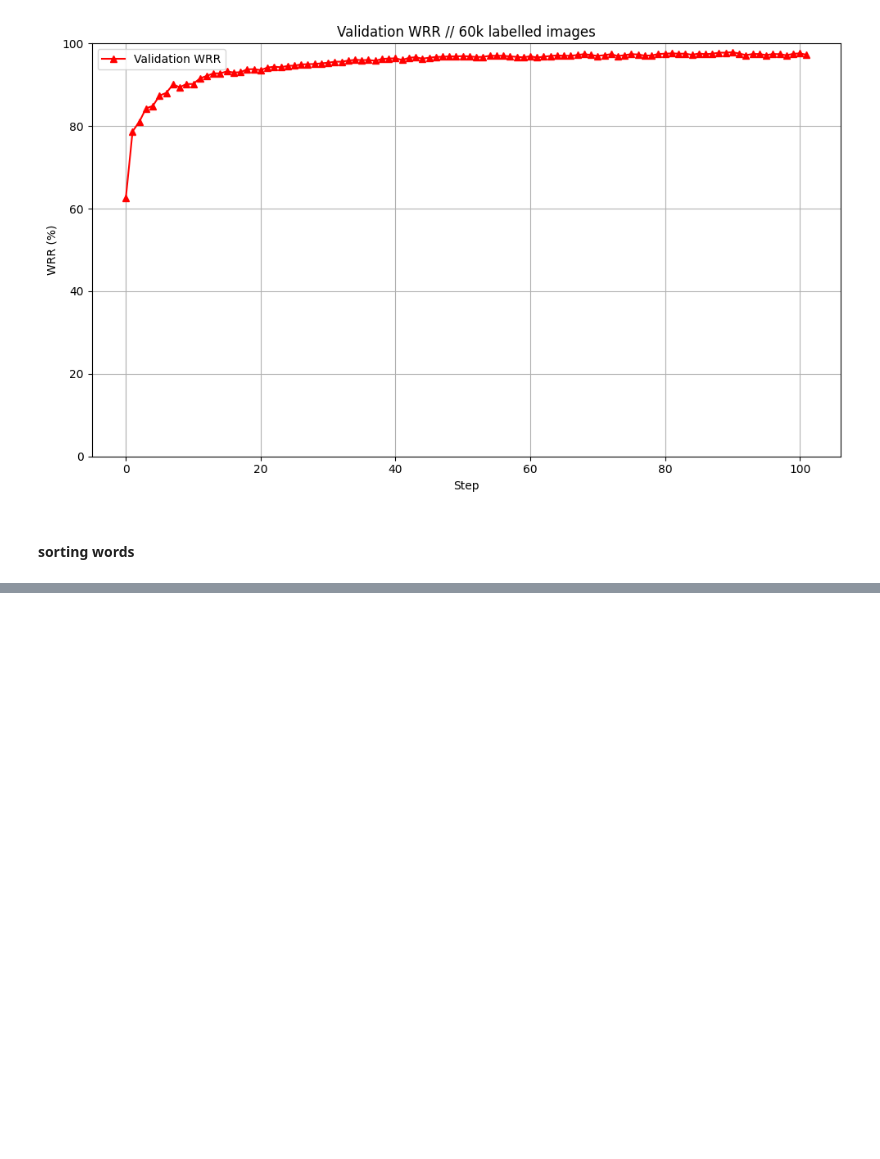
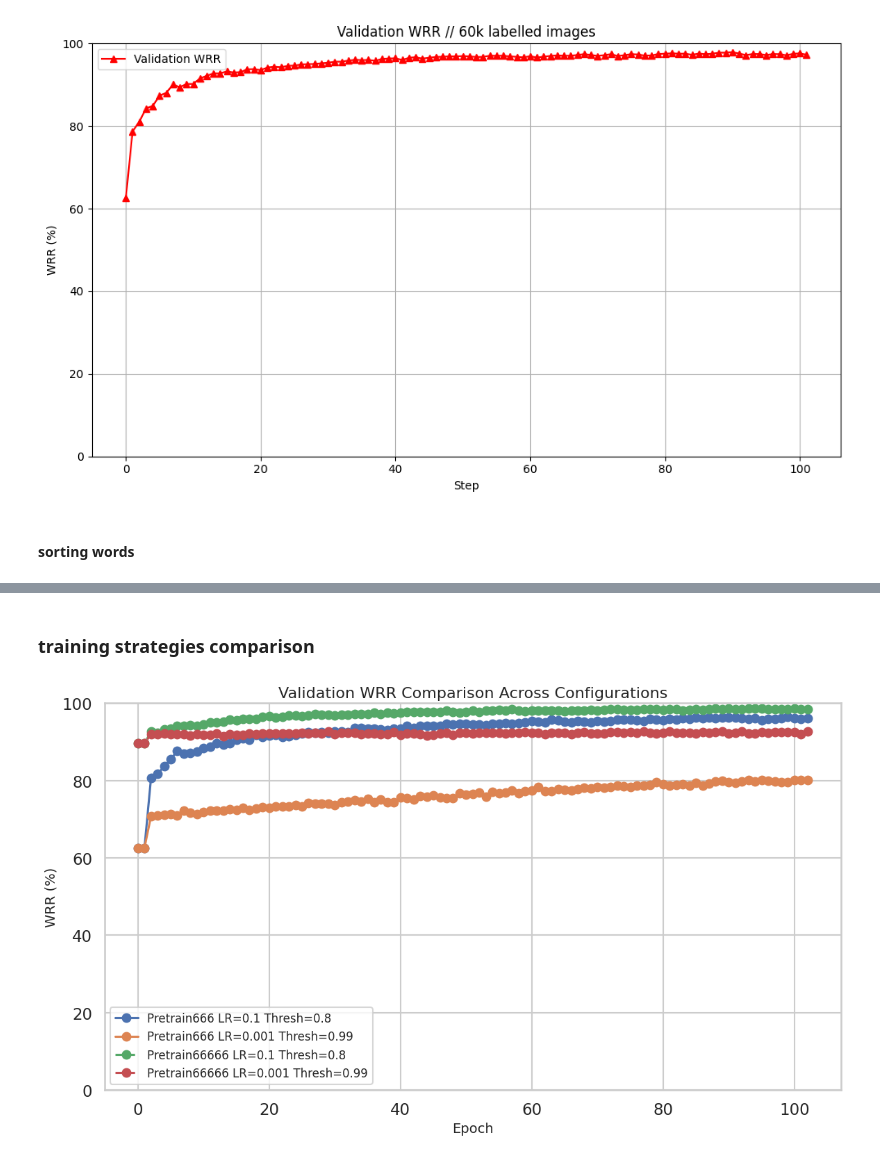
Before and after one commit to MlLearnerAkash/Adaptive-ocr, a Jupyter notebook: V10_English_Model_Code_Script_charlist/notebooks/visualization.ipynb, the cells around one changed output, grey strips where cells are left out. Cells and saved outputs as stored; diff of their text form; code cells hidden in the pictures; blank space fills up the shorter version.

Commit message:
modified config anf visualization

```diff
--- a/V10_English_Model_Code_Script_charlist/notebooks/visualization.ipynb
+++ b/V10_English_Model_Code_Script_charlist/notebooks/visualization.ipynb
@@ -313,0 +420,2 @@ if __name__ == '__main__':
+# %% [markdown]
+### training strategies comparison
@@ -313,0 +442,69 @@ if __name__ == '__main__':
+# %%
+df_pretrain666_lr01_thresh08["Step"] = df_pretrain666_lr01_thresh08["Step"] + 1
+initial_row = pd.DataFrame({"Step": [0], "Value": [62.6]})
+df_pretrain666_lr01_thresh08 = pd.concat([initial_row, df_pretrain666_lr01_thresh08], ignore_index=True)
+
+
+df_pretrain666_lr0001_thresh09["Step"] = df_pretrain666_lr0001_thresh09["Step"] + 1
+initial_row = pd.DataFrame({"Step": [0], "Value": [62.6]})
+df_pretrain666_lr0001_thresh09 = pd.concat([initial_row, df_pretrain666_lr0001_thresh09], ignore_index=True)
+
+
+df_pretrain66666_lr01_thresh08["Step"] = df_pretrain66666_lr01_thresh08["Step"] + 1
+initial_row = pd.DataFrame({"Step": [0], "Value": [89.6]})
+df_pretrain66666_lr01_thresh08 = pd.concat([initial_row, df_pretrain66666_lr01_thresh08], ignore_index=True)
+
+df_pretrain66666_lr0001_thresh09["Step"] = df_pretrain66666_lr0001_thresh09["Step"] + 1
+initial_row = pd.DataFrame({"Step": [0], "Value": [89.6]})
+df_pretrain66666_lr0001_thresh09 = pd.concat([initial_row, df_pretrain66666_lr0001_thresh09], ignore_index=True)
+# %%
+import pandas as pd
+import matplotlib.pyplot as plt
+import seaborn as sns
+
+# Seaborn style
+sns.set(style="whitegrid", context="talk")
+
+# Adjust Steps and concatenate initial WRR rows
+def preprocess_df(df, initial_wrr):
+    df = df.copy()
+    df["Step"] += 1
+    initial_row = pd.DataFrame({"Step": [0], "Value": [initial_wrr]})
+    return pd.concat([initial_row, df], ignore_index=True)
+
+# Preprocess each dataframe
+df_pretrain666_lr01_thresh08 = preprocess_df(df_pretrain666_lr01_thresh08, 62.6)
+df_pretrain666_lr0001_thresh09 = preprocess_df(df_pretrain666_lr0001_thresh09, 62.6)
+df_pretrain66666_lr01_thresh08 = preprocess_df(df_pretrain66666_lr01_thresh08, 89.6)
+df_pretrain66666_lr0001_thresh09 = preprocess_df(df_pretrain66666_lr0001_thresh09, 89.6)
+
+# Plotting
+plt.figure(figsize=(12, 7))
+
+# Plot each line with unique color/marker
+plt.plot(df_pretrain666_lr01_thresh08["Step"], df_pretrain666_lr01_thresh08["Value"],
+         label="Pretrain666 LR=0.1 Thresh=0.8", marker='o', linestyle='-')
+
+plt.plot(df_pretrain666_lr0001_thresh09["Step"], df_pretrain666_lr0001_thresh09["Value"],
+         label="Pretrain666 LR=0.001 Thresh=0.99", marker='o', linestyle='-')
+
+plt.plot(df_pretrain66666_lr01_thresh08["Step"], df_pretrain66666_lr01_thresh08["Value"],
+         label="Pretrain66666 LR=0.1 Thresh=0.8", marker='o', linestyle='--')
+
+plt.plot(df_pretrain66666_lr0001_thresh09["Step"], df_pretrain66666_lr0001_thresh09["Value"],
+         label="Pretrain66666 LR=0.001 Thresh=0.99", marker='o', linestyle='--')
+
+# Labels and styling
+plt.title("Validation WRR Comparison Across Configurations", fontsize=16)
+plt.xlabel("Epoch", fontsize=14)
+plt.ylabel("WRR (%)", fontsize=14)
+plt.ylim(0, 100)
+plt.legend(fontsize=12)
+plt.grid(True)
+plt.tight_layout()
+
+# Save or show
+plt.savefig("plots/comparative_val_wrr.png", dpi=300)
+plt.show()
+# %% [output]
+[figure, added]
```
Also changed, not shown: parts of 7 cells of this notebook, 2 other files.
